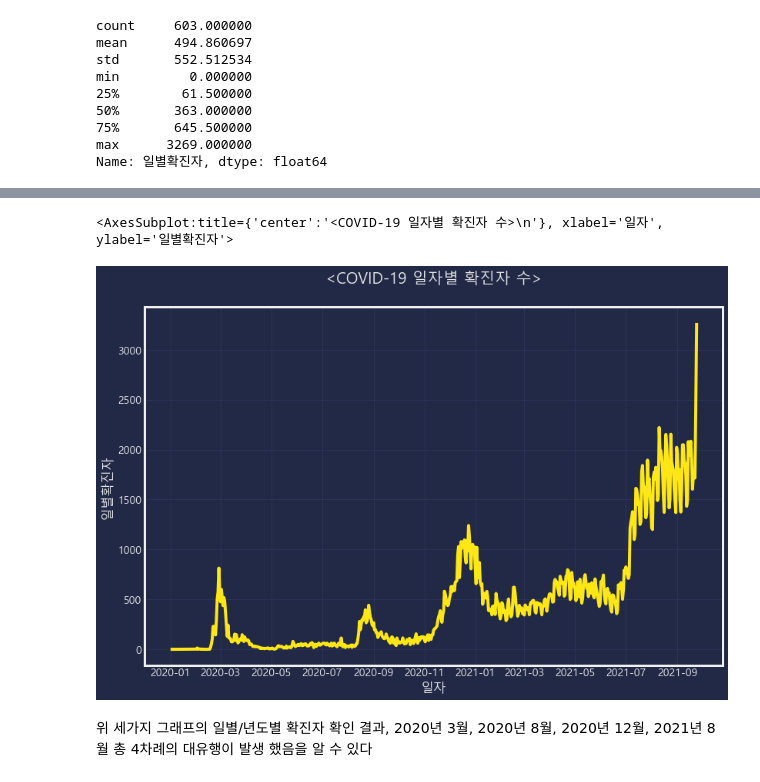
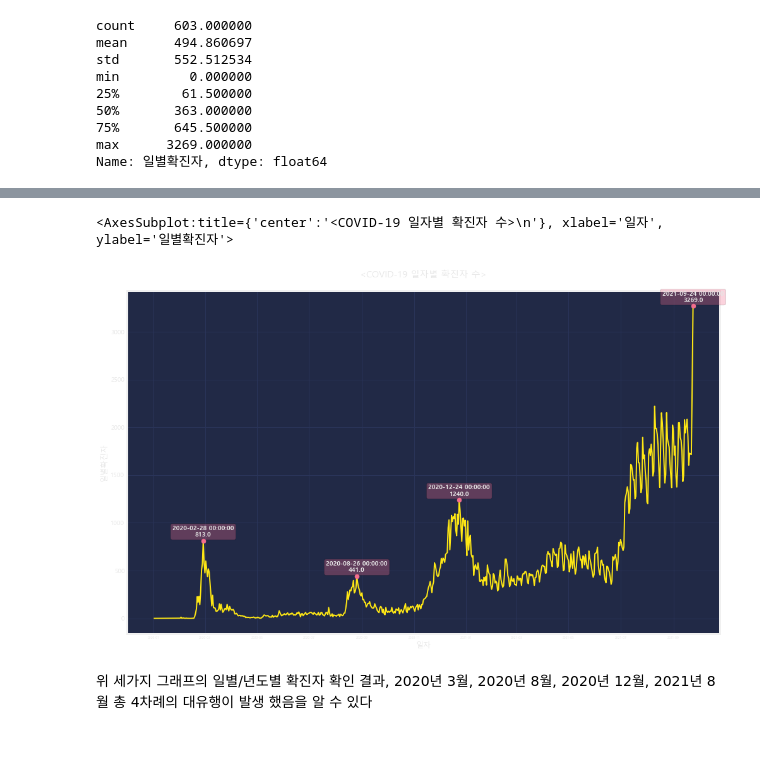
Before and after one commit to WooShangHyeon/damentor_3, a Jupyter notebook: FINAL_SAMHYUNTECH-시각화2.ipynb, the cells around one changed output, grey strips where cells are left out. Drawn from its saved outputs; the diff is of its cells as text; code cells hidden in the pictures; blank space fills up the shorter version.

Commit message:
add pointing

```diff
--- a/FINAL_SAMHYUNTECH-시각화2.ipynb
+++ b/FINAL_SAMHYUNTECH-시각화2.ipynb
@@ -26,6 +26,24 @@ pd.set_option('mode.chained_assignment',  None)
 ColorGrid='#2A3459'
 ColorLine1='#FEE715'
 ColorLine2='#127319'
+# %%
+def pointing(x,y,ran,arr,m,up,bboxsize): # 점 찍는 함수, x : index, y : index, ran : 범위, m : max(True) min(False) ,up : 위치 조정, bboxsize : 박스 사이즈
+    x=x[ran[0]:ran[1]]
+    y=y[ran[0]:ran[1]]
+    if m==True:
+        arr.scatter(x[np.argmax(y)], np.max(y),
+                c='#F36E8E',s=50, zorder=20)
+        arr.text(x[np.argmax(y)], np.max(y)+up, s=f'{x[np.argmax(y)]}\n{np.max(y)}', fontweight='bold',
+             va='bottom', ha='center',
+             bbox=dict(boxstyle='round,pad=0.3', fc='#F36E8E', ec='black', alpha=0.3), size=bboxsize)
+
+    else:
+        arr.scatter(x[np.argmin(y)], np.min(y),
+                c='#1ABDE9',s=50, zorder=20)
+        arr.text(x[np.argmin(y)], np.min(y)-up, s=f'{x[np.argmin(y)]}\n{np.min(y)}', fontweight='bold',
+             va='top', ha='center',
+             bbox=dict(boxstyle='round,pad=0.3', fc='#1ABDE9', ec='black', alpha=0.3), size=bboxsize)
+    return arr
 # %% [markdown]
 # COVID19 진행 상황
 # %%
@@ -99,13 +117,24 @@ calmap.yearplot(data=covid_data_new['일별확진자'],year=2021, cmap='ocean_r'
 # %%
 # 코로나 일별 확진자 시각화
 
-plt.figure(figsize=(12,8))
+plt.figure(figsize=(15,10))
 plt.title('<COVID-19 일자별 확진자 수>\n')
 plt.grid(color=ColorGrid)  # bluish dark grey, but slightly lighter than background
-sns.lineplot(data=covid_data_new, x='일자', y='일별확진자',color=ColorLine1)
+
+ax=plt.gca()
+x=covid_data_new.index
+y=covid_data_new.일별확진자
+
+ax=pointing(x,y,[0,20],ax,True,30,10)
+ax=pointing(x,y,[200,300],ax,True,30,10)
+ax=pointing(x,y,[350,500],ax,True,30,10)
+ax=pointing(x,y,[550,800],ax,True,30,10)
+
+
+sns.lineplot(data=covid_data_new, x='일자', y='일별확진자',color=ColorLine1, linewidth='2')
 # %% [output]
 <AxesSubplot:title={'center':'<COVID-19 일자별 확진자 수>\n'}, xlabel='일자', ylabel='일별확진자'>
-[figure, old version]
+[figure, new version]
 # %% [markdown]
 위 세가지 그래프의 일별/년도별 확진자 확인 결과, 2020년 3월, 2020년 8월, 2020년 12월, 2021년 8월 총 4차례의 대유행이 발생 했음을 알 수 있다
 # %%
```
Also changed, not shown: parts of 24 cells of this notebook.
